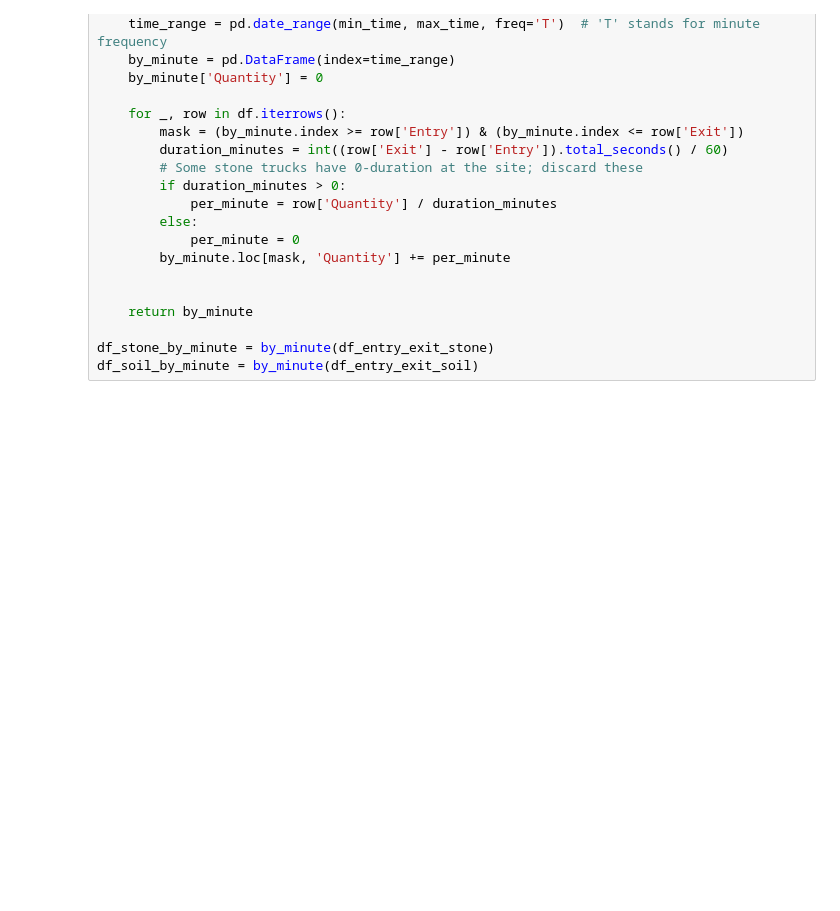
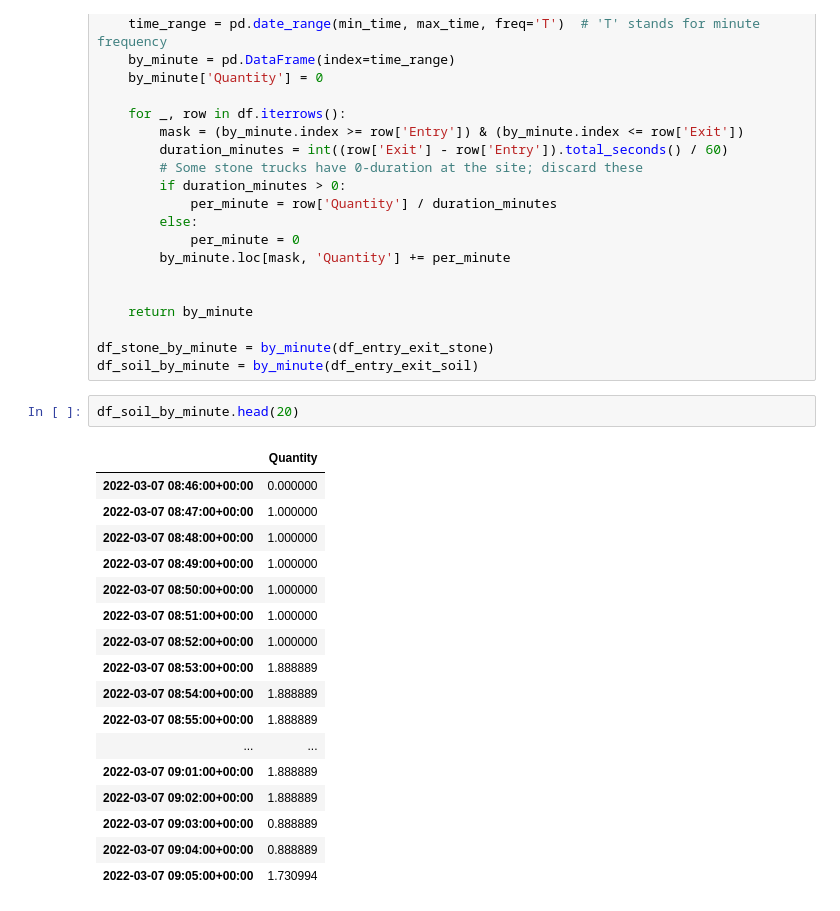
Before and after one commit to meomia/nora-roadai, a Jupyter notebook: Trip patterns.ipynb, the cells around one changed output. Drawn from its saved outputs; the diff is of its cells as text; blank space fills up the shorter version.

```diff
--- a/Trip patterns.ipynb
+++ b/Trip patterns.ipynb
@@ -309,3 +309,23 @@ def by_minute(df):
 
 df_stone_by_minute = by_minute(df_entry_exit_stone)
 df_soil_by_minute = by_minute(df_entry_exit_soil)
+# %%
+df_soil_by_minute.head(20)
+# %% [output]
+|  | Quantity |
+| 2022-03-07 08:46:00+00:00 | 0.000000 |
+| 2022-03-07 08:47:00+00:00 | 1.000000 |
+| 2022-03-07 08:48:00+00:00 | 1.000000 |
+| 2022-03-07 08:49:00+00:00 | 1.000000 |
+| 2022-03-07 08:50:00+00:00 | 1.000000 |
+| 2022-03-07 08:51:00+00:00 | 1.000000 |
+| 2022-03-07 08:52:00+00:00 | 1.000000 |
+| 2022-03-07 08:53:00+00:00 | 1.888889 |
+| 2022-03-07 08:54:00+00:00 | 1.888889 |
+| 2022-03-07 08:55:00+00:00 | 1.888889 |
+| ... | ... |
+| 2022-03-07 09:01:00+00:00 | 1.888889 |
+| 2022-03-07 09:02:00+00:00 | 1.888889 |
+| 2022-03-07 09:03:00+00:00 | 0.888889 |
+| 2022-03-07 09:04:00+00:00 | 0.888889 |
+| 2022-03-07 09:05:00+00:00 | 1.730994 |
```
Also changed, not shown: parts of 1 cell of this notebook.
